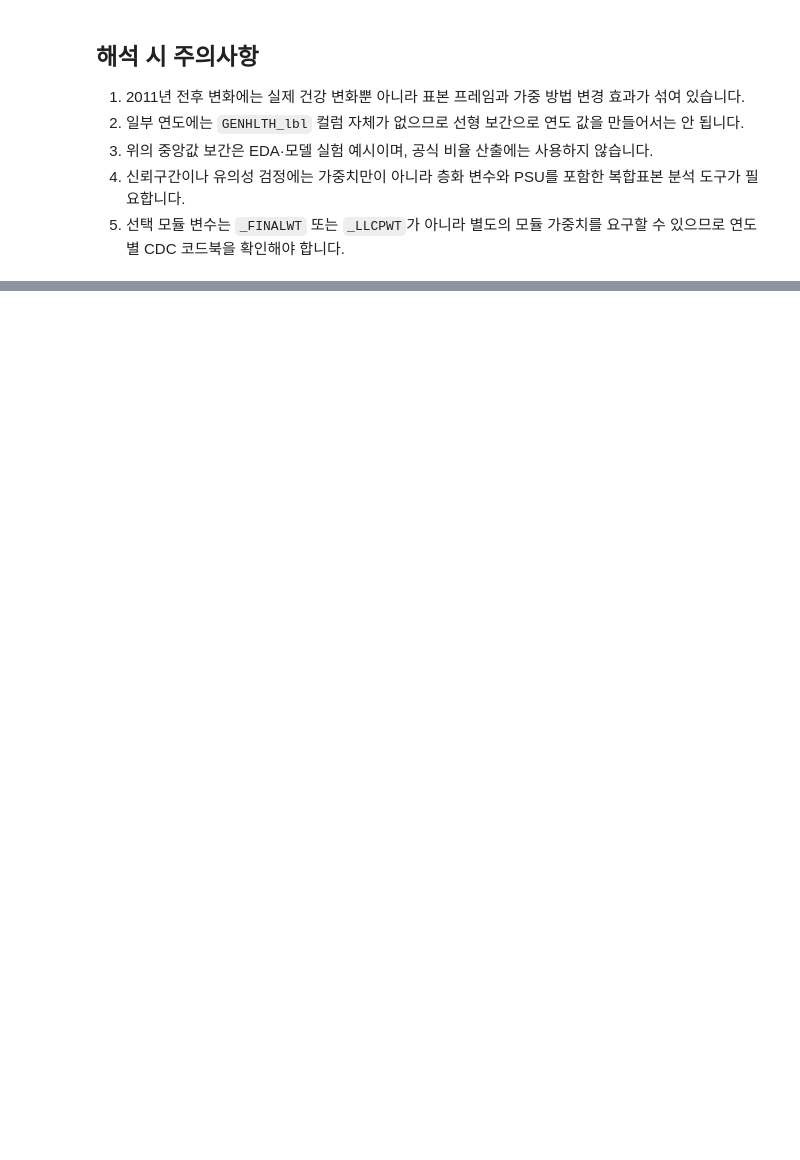
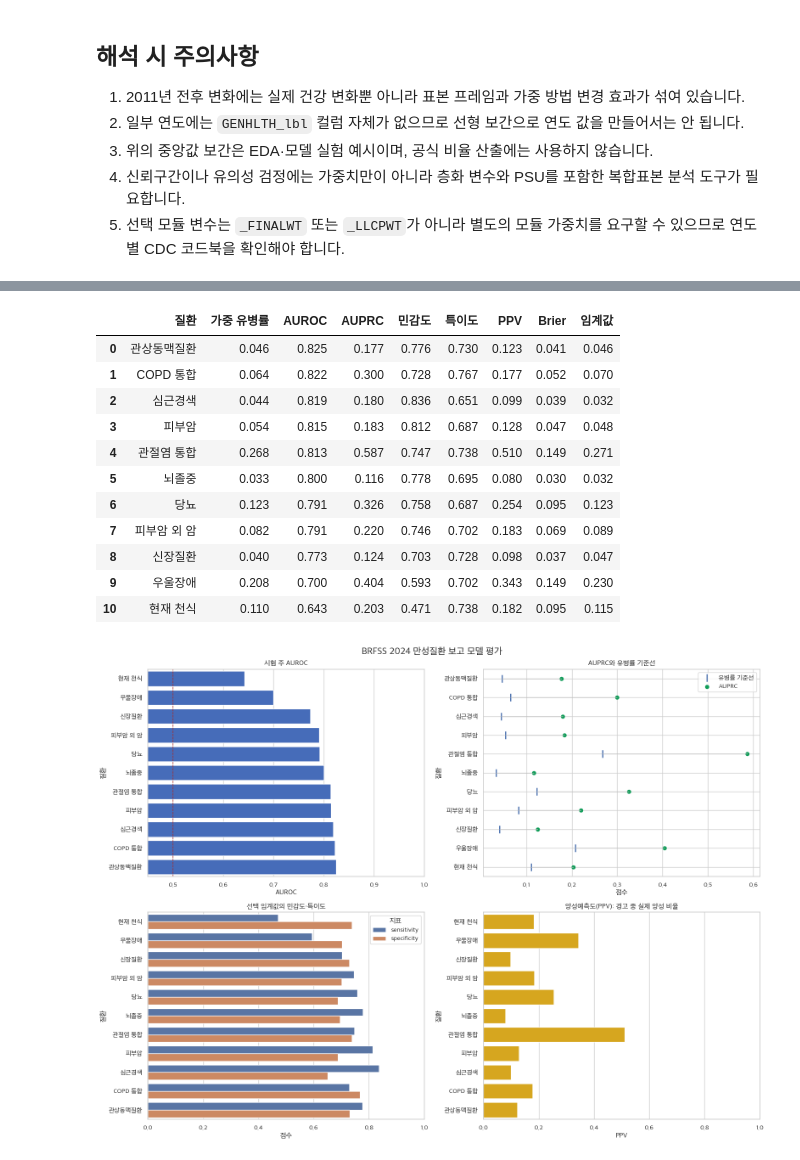
Before and after one commit to AI-HealthCare-05/AH_05_03, a Jupyter notebook: brfss_eda.ipynb, the cells around one changed output, grey strips where cells are left out. Cells and saved outputs as stored; diff of their text form; code cells hidden in the pictures; blank space fills up the shorter version.

Commit message:
Add chronic disease model baselines

```diff
--- a/brfss_eda.ipynb
+++ b/brfss_eda.ipynb
@@ -419,0 +526,63 @@ plt.show()
+# %%
+summary_columns = {
+    "weighted_prevalence": "가중 유병률",
+    "auroc": "AUROC",
+    "auprc": "AUPRC",
+    "sensitivity": "민감도",
+    "specificity": "특이도",
+    "ppv": "PPV",
+    "brier_score": "Brier",
+    "threshold": "임계값",
+}
+model_summary = (
+    model_metrics[["질환", *summary_columns.keys()]]
+    .rename(columns=summary_columns)
+    .sort_values("AUROC", ascending=False)
+    .reset_index(drop=True)
+)
+display(
+    model_summary.style
+    .format({column: "{:.3f}" for column in model_summary.columns if column != "질환"})
+    .background_gradient(cmap="Blues", subset=["AUROC", "AUPRC"])
+)
+
+chart_data = model_metrics.sort_values("auroc", ascending=True).copy()
+fig, axes = plt.subplots(2, 2, figsize=(16, 12))
+
+sns.barplot(data=chart_data, x="auroc", y="질환", color="#3366CC", ax=axes[0, 0])
+axes[0, 0].axvline(0.5, color="#B3261E", linestyle="--", linewidth=1)
+axes[0, 0].set(xlim=(0.45, 1.0), title="시험 주 AUROC", xlabel="AUROC", ylabel="질환")
+
+y_positions = np.arange(len(chart_data))
+axes[0, 1].scatter(chart_data["weighted_prevalence"], y_positions, marker="|", s=180, linewidth=2, label="유병률 기준선")
+axes[0, 1].scatter(chart_data["auprc"], y_positions, color="#109D59", label="AUPRC")
+for y, baseline, score in zip(y_positions, chart_data["weighted_prevalence"], chart_data["auprc"]):
+    axes[0, 1].plot([baseline, score], [y, y], color="#BDBDBD", linewidth=1)
+axes[0, 1].set_yticks(y_positions, labels=chart_data["질환"])
+axes[0, 1].set(title="AUPRC와 유병률 기준선", xlabel="점수", ylabel="질환")
+axes[0, 1].legend()
+
+threshold_long = chart_data.melt(id_vars="질환", value_vars=["sensitivity", "specificity"], var_name="지표", value_name="점수")
+sns.barplot(data=threshold_long, x="점수", y="질환", hue="지표", ax=axes[1, 0])
+axes[1, 0].set(xlim=(0, 1), title="선택 임계값의 민감도·특이도", xlabel="점수", ylabel="질환")
+
+sns.barplot(data=chart_data, x="ppv", y="질환", color="#F4B400", ax=axes[1, 1])
+axes[1, 1].set(xlim=(0, 1), title="양성예측도(PPV): 경고 중 실제 양성 비율", xlabel="PPV", ylabel="질환")
+
+fig.suptitle("BRFSS 2024 만성질환 보고 모델 평가", fontsize=16)
+fig.tight_layout()
+plt.show()
+# %% [output]
+|  | 질환 | 가중 유병률 | AUROC | AUPRC | 민감도 | 특이도 | PPV | Brier | 임계값 |
+| 0 | 관상동맥질환 | 0.046 | 0.825 | 0.177 | 0.776 | 0.730 | 0.123 | 0.041 | 0.046 |
+| 1 | COPD 통합 | 0.064 | 0.822 | 0.300 | 0.728 | 0.767 | 0.177 | 0.052 | 0.070 |
+| 2 | 심근경색 | 0.044 | 0.819 | 0.180 | 0.836 | 0.651 | 0.099 | 0.039 | 0.032 |
+| 3 | 피부암 | 0.054 | 0.815 | 0.183 | 0.812 | 0.687 | 0.128 | 0.047 | 0.048 |
+| 4 | 관절염 통합 | 0.268 | 0.813 | 0.587 | 0.747 | 0.738 | 0.510 | 0.149 | 0.271 |
+| 5 | 뇌졸중 | 0.033 | 0.800 | 0.116 | 0.778 | 0.695 | 0.080 | 0.030 | 0.032 |
+| 6 | 당뇨 | 0.123 | 0.791 | 0.326 | 0.758 | 0.687 | 0.254 | 0.095 | 0.123 |
+| 7 | 피부암 외 암 | 0.082 | 0.791 | 0.220 | 0.746 | 0.702 | 0.183 | 0.069 | 0.089 |
+| 8 | 신장질환 | 0.040 | 0.773 | 0.124 | 0.703 | 0.728 | 0.098 | 0.037 | 0.047 |
+| 9 | 우울장애 | 0.208 | 0.700 | 0.404 | 0.593 | 0.702 | 0.343 | 0.149 | 0.230 |
+| 10 | 현재 천식 | 0.110 | 0.643 | 0.203 | 0.471 | 0.738 | 0.182 | 0.095 | 0.115 |
+[figure, added]
```
Also changed, not shown: parts of 15 cells of this notebook, 21 other files.
